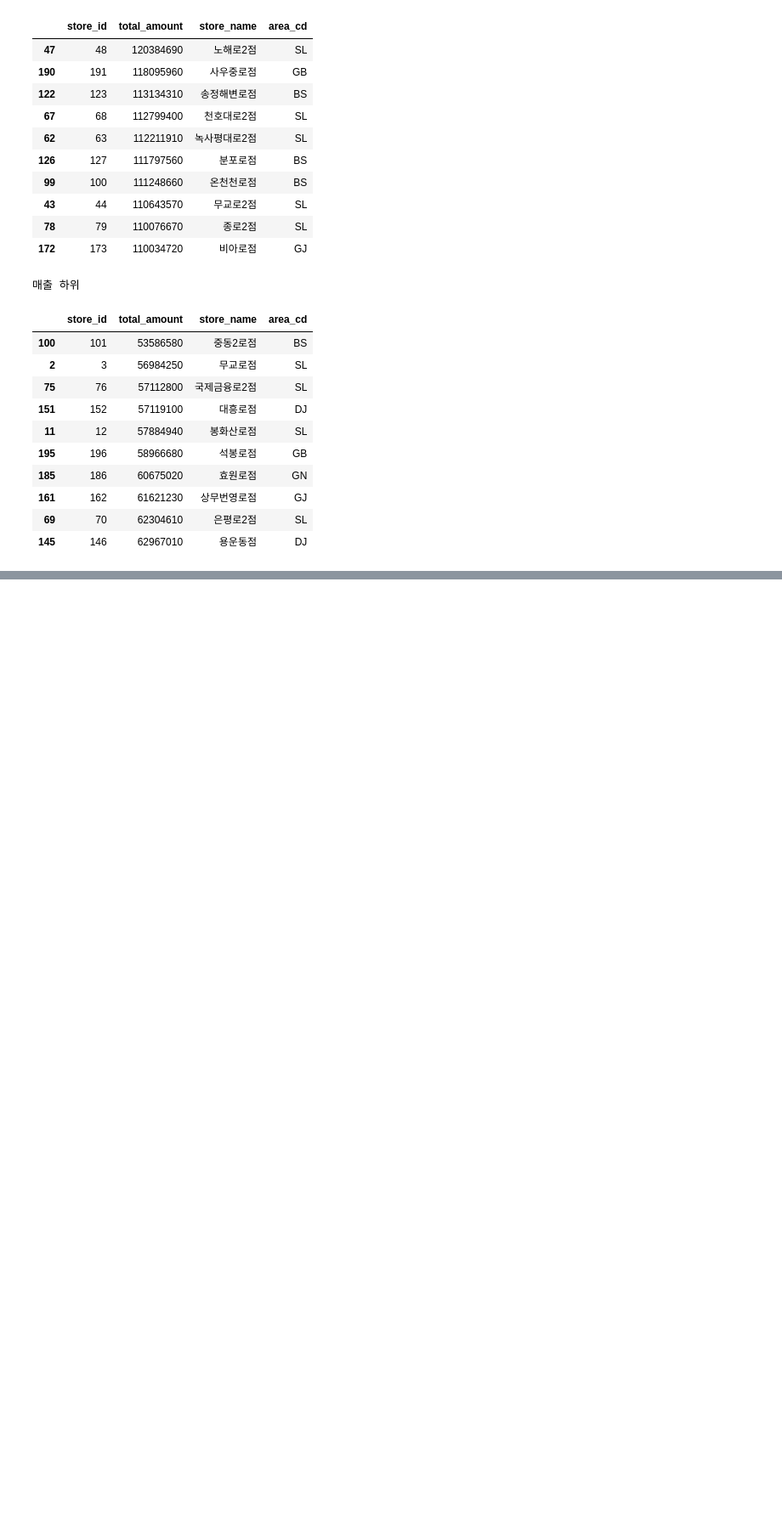
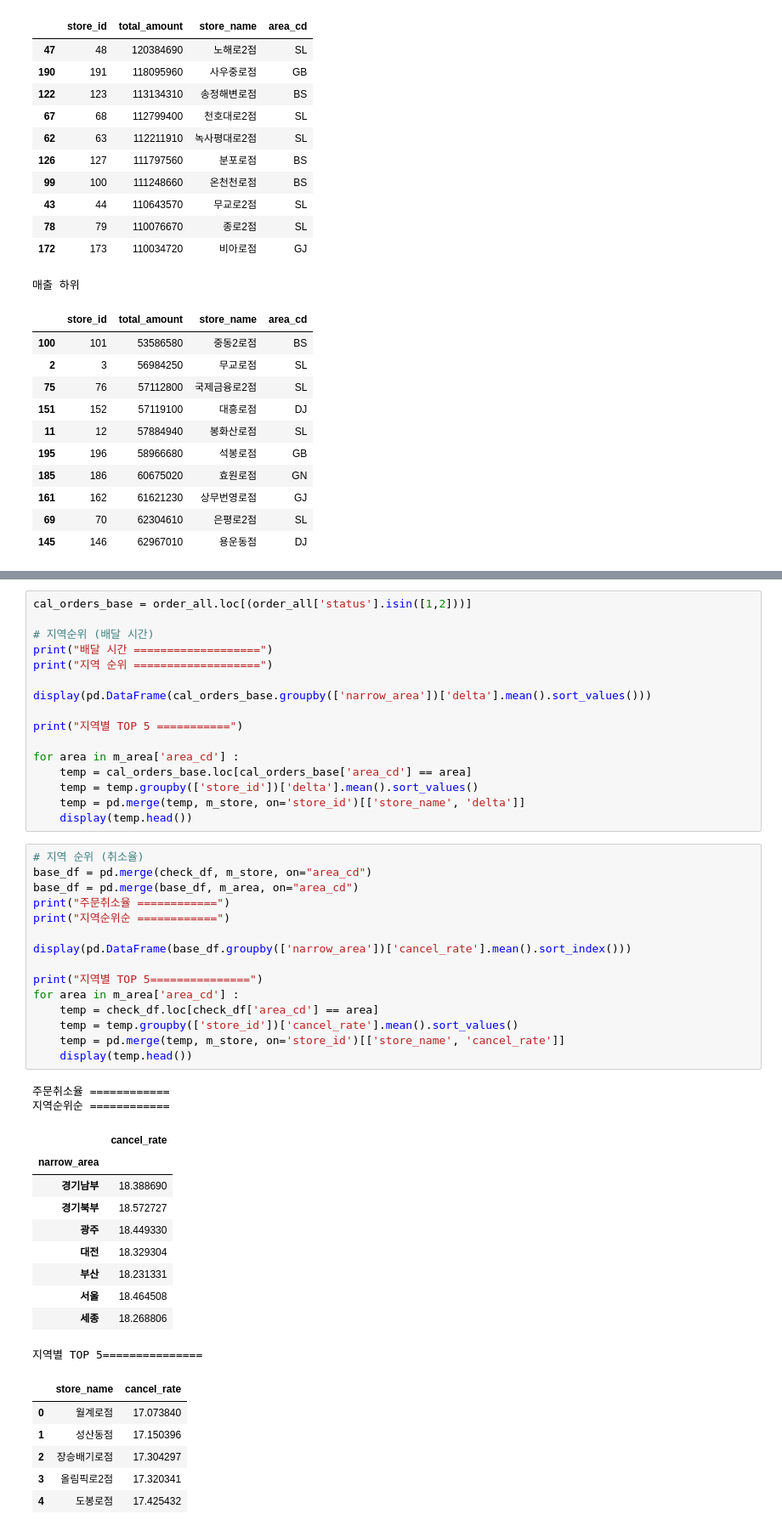
Before and after one commit to yumioh/data_analysis_lab, a Jupyter notebook: ML_100/chapter3.ipynb, the cells around one changed output, grey strips where cells are left out. Shown at 85% size. Cells and saved outputs as stored; diff of their text form; blank space fills up the shorter version.

```diff
--- a/ML_100/chapter3.ipynb
+++ b/ML_100/chapter3.ipynb
@@ -414,0 +652,50 @@ display(store_summary_df.sort_values('total_amount', ascending=True).head(10))
+# %%
+cal_orders_base = order_all.loc[(order_all['status'].isin([1,2]))]
+
+# 지역순위 (배달 시간)
+print("배달 시간 ===================")
+print("지역 순위 ===================")
+
+display(pd.DataFrame(cal_orders_base.groupby(['narrow_area'])['delta'].mean().sort_values()))
+
+print("지역별 TOP 5 ===========")
+
+for area in m_area['area_cd'] :
+    temp = cal_orders_base.loc[cal_orders_base['area_cd'] == area]
+    temp = temp.groupby(['store_id'])['delta'].mean().sort_values()
+    temp = pd.merge(temp, m_store, on='store_id')[['store_name', 'delta']]
+    display(temp.head())
+# %%
+# 지역 순위 (취소율)
+base_df = pd.merge(check_df, m_store, on="area_cd")
+base_df = pd.merge(base_df, m_area, on="area_cd")
+print("주문취소율 ============")
+print("지역순위순 ============")
+
+display(pd.DataFrame(base_df.groupby(['narrow_area'])['cancel_rate'].mean().sort_index()))
+
+print("지역별 TOP 5===============")
+for area in m_area['area_cd'] :
+    temp = check_df.loc[check_df['area_cd'] == area]
+    temp = temp.groupby(['store_id'])['cancel_rate'].mean().sort_values()
+    temp = pd.merge(temp, m_store, on='store_id')[['store_name', 'cancel_rate']]
+    display(temp.head())
+# %% [output]
+주문취소율 ============
+지역순위순 ============
+|  | cancel_rate |
+| narrow_area |  |
+| 경기남부 | 18.388690 |
+| 경기북부 | 18.572727 |
+| 광주 | 18.449330 |
+| 대전 | 18.329304 |
+| 부산 | 18.231331 |
+| 서울 | 18.464508 |
+| 세종 | 18.268806 |
+지역별 TOP 5===============
+|  | store_name | cancel_rate |
+| 0 | 월계로점 | 17.073840 |
+| 1 | 성산동점 | 17.150396 |
+| 2 | 장승배기로점 | 17.304297 |
+| 3 | 올림픽로2점 | 17.320341 |
+| 4 | 도봉로점 | 17.425432 |
```
Also changed, not shown: parts of 14 cells of this notebook.
